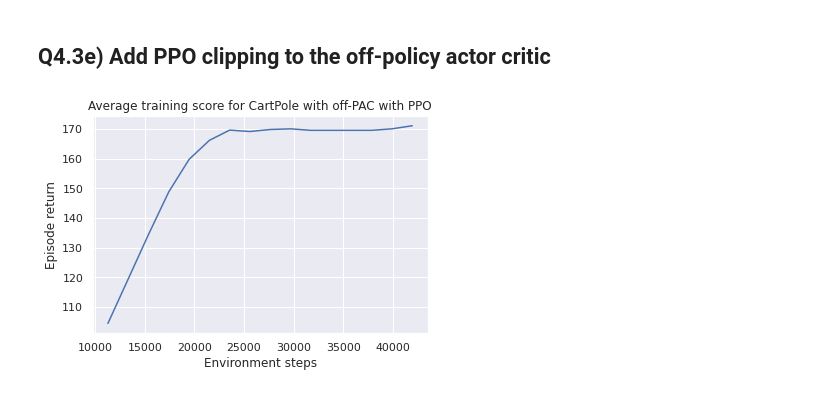
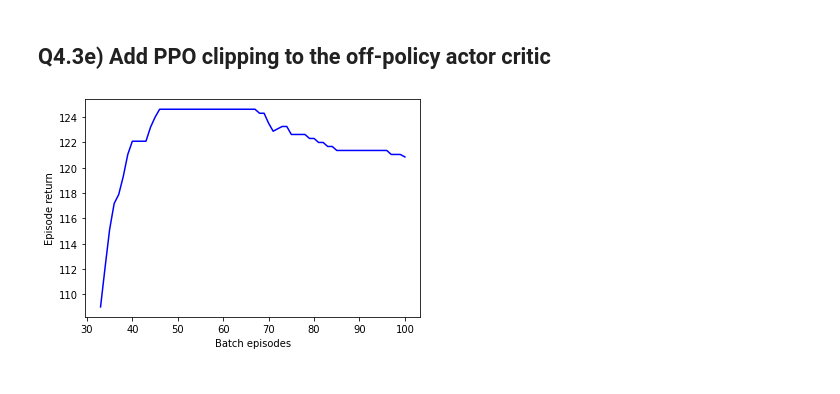
Before and after one commit to jemolano1498/OPPOSD_algorithm, a Jupyter notebook: course_notebooks/ac_solution.ipynb, the cells around one changed output. Cells and saved outputs as stored; diff of their text form; code cells hidden in the pictures.

```diff
--- a/course_notebooks/ac_solution.ipynb
+++ b/course_notebooks/ac_solution.ipynb
@@ -890,26 +950,30 @@ class PPOLearner (OffpolicyActorCriticLearner):
                 ppo_loss = th.clamp(ratios, 1-self.ppo_clip_eps, 1+self.ppo_clip_eps) * advantages.detach()
                 loss = th.min(loss, ppo_loss)
             return -loss.mean()
-
-
-params = default_params()
-params['offpolicy_iterations'] = 80
-params['max_steps'] = int(5E5)
-env = gym.make(params['env'])
-n_actions, state_dim = env.action_space.n, env.observation_space.shape[0]
-
-# The model has n_action policy heads and one value head
-model = th.nn.Sequential(th.nn.Linear(state_dim, 128), th.nn.ReLU(),
-                         th.nn.Linear(128, 512), th.nn.ReLU(),
-                         th.nn.Linear(512, 128), th.nn.ReLU(),
-                         th.nn.Linear(128, n_actions + 1))
-experiment = ActorCriticExperiment(params, model, learner=PPOLearner(model, params=params))
-
-# Re-executing this code-block picks up the experiment where you left off
-try:
-    experiment.run()
-except KeyboardInterrupt:
-    experiment.close()
-experiment.plot_training()
-# %% [output]
-[figure, removed]
+# %%
+
+# Executing this code-block defines a new experiment
+params = default_params()
+params['offpolicy_iterations'] = 128
+params['plot_train_samples'] = False
+params['plot_frequency'] = 4
+params['max_batch_episodes'] = int(100)
+params['batch_size'] = 1000
+env = gym.make(params['env'])
+n_actions, state_dim = env.action_space.n, env.observation_space.shape[0]
+
+# The model has n_action policy heads and one value head
+model = th.nn.Sequential(th.nn.Linear(state_dim, 128), th.nn.ReLU(),
+                         th.nn.Linear(128, 512), th.nn.ReLU(),
+                         th.nn.Linear(512, 128), th.nn.ReLU(),
+                         th.nn.Linear(128, n_actions + 1))
+experiment = ActorCriticExperiment(params, model, learner=PPOLearner(model, params=params))
+
+# Re-executing this code-block picks up the experiment where you left off
+try:
+    experiment.run()
+except KeyboardInterrupt:
+    experiment.close()
+experiment.plot_training()
+# %% [output]
+[figure, added]
```
Also changed, not shown: parts of 14 cells of this notebook, 6 other files.
